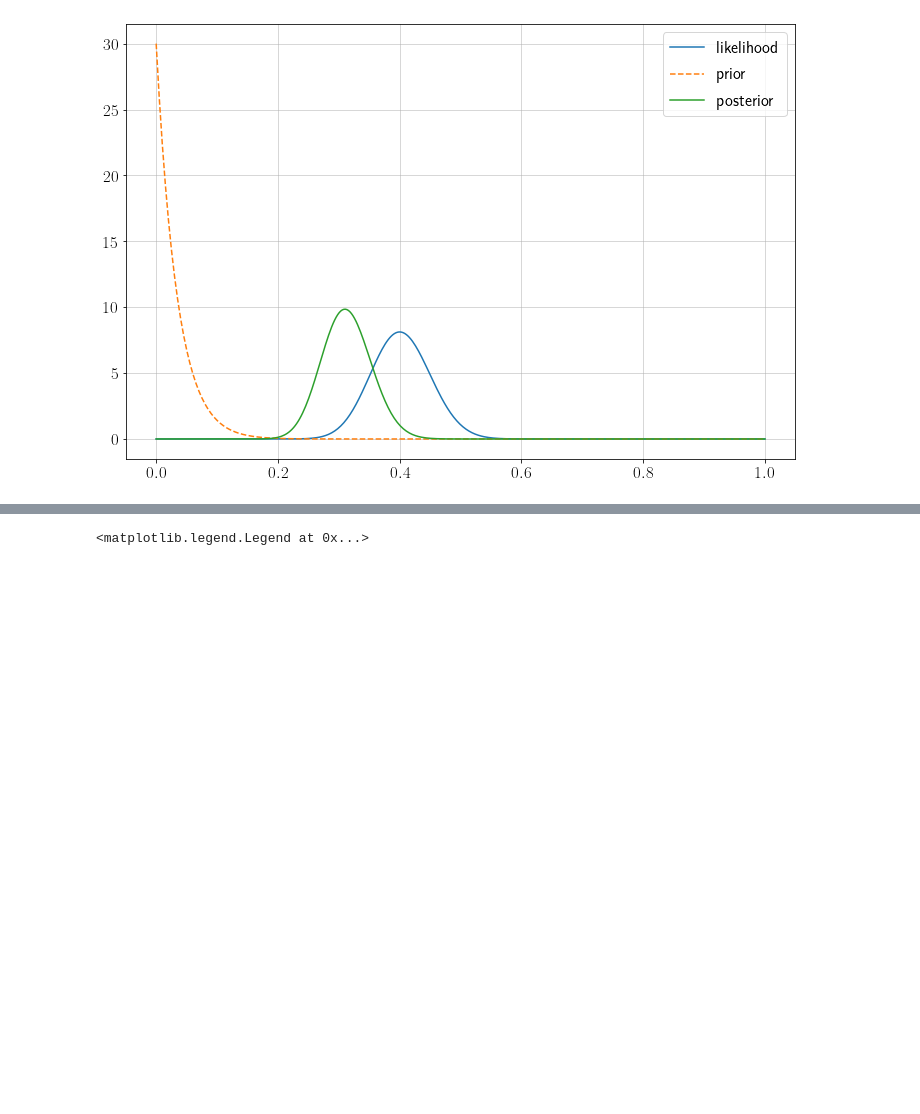
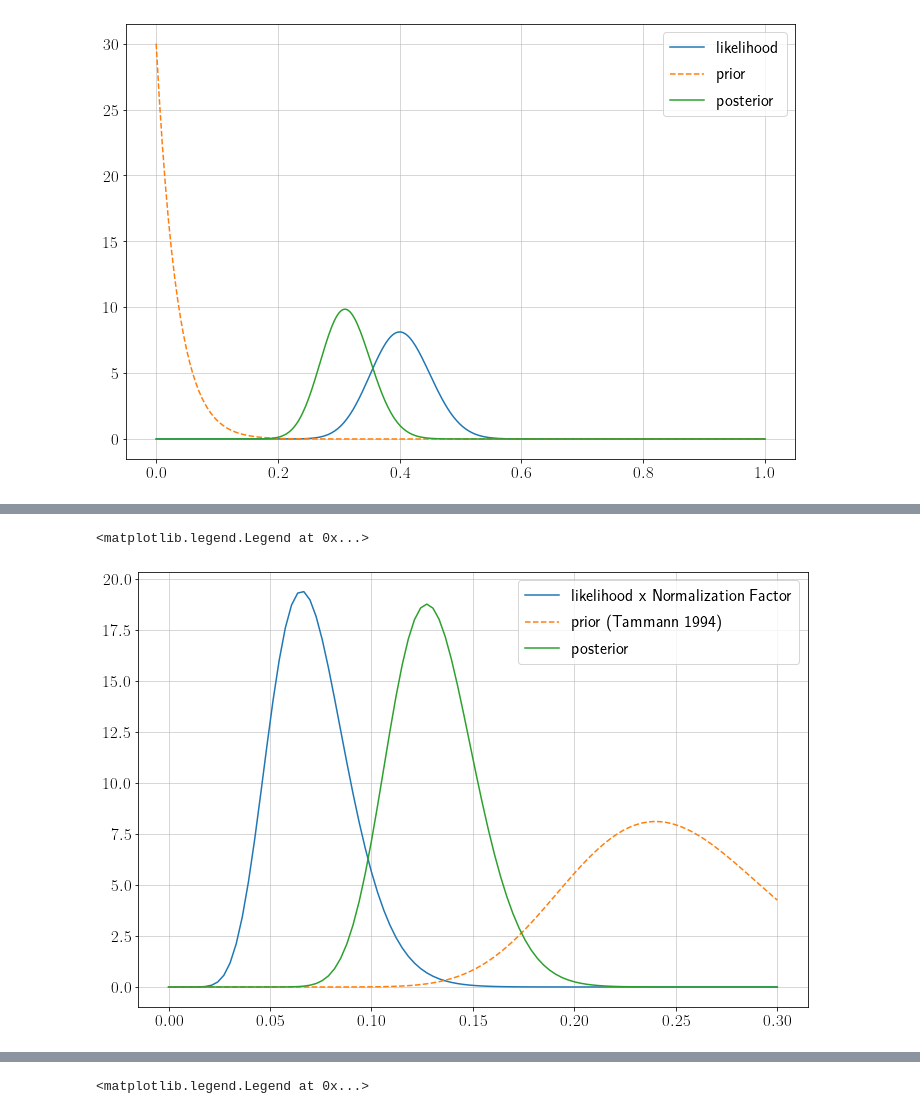
Before and after one commit to Mixpap/AstrostatisticsWorkshop, a Jupyter notebook: Astrostatistics1.ipynb, the cells around one changed output, grey strips where cells are left out. Saved outputs shown, nothing was run; the diff lists cells and outputs as text; code cells hidden in the pictures; blank space fills up the shorter version.

```diff
--- a/Astrostatistics1.ipynb
+++ b/Astrostatistics1.ipynb
@@ -498 +513,32 @@ Flux (maximum posterior): 1007.8 +/- 0.88
+# %%
+fig=plt.figure(figsize=(12,8))
+T=2020-185
+N=12
+r=N/T
+
+# N_100=
+# T_100=18
+a=25#1.5
+b=1/100#0.1
+#for a>1,b>1 mode=(a-1)/(a+b-2) so b=(a-1-a*mode+2*mode)/mode
+#a=70
+#mode=0.3
+#b=(a-1-a*mode+2*mode)/mode
+#pp=np.linspace(0,4,100)
+pp=np.linspace(0,0.3,100)
+
+kk=np.linspace(0,100,100,dtype=int)
+# L=np.array([])
+# for p in pp:
+#     L=np.append(L,np.array([stats.poisson(p).pmf(s.sum()) for s in sn10]).prod())
+plt.plot(pp,1e21*L,label='likelihood x Normalization Factor')
+#plt.plot(pp,stats.poisson(pp).pmf(0),label='likelihood')
+plt.plot(pp,stats.gamma(a=a,scale=b).pdf(pp),'--',label='prior (Tammann 1994)')
+plt.plot(pp,stats.gamma(a+sn10.sum(),scale=b/(b*sn10.size+1)).pdf(pp),label='posterior')
+#print('Flux (maximum likelihood): {:.1f} +/- {:.2f}'.format(mu,sigma))
+#print('Flux (maximum posterior): {:.1f} +/- {:.2f}'.format(m_p,s_p))
+plt.legend()
+# %% [output]
+<matplotlib.legend.Legend at 0x...>
+[figure, added]
 # %% [markdown]
```
Also changed, not shown: parts of 20 cells of this notebook, 4 other files.
